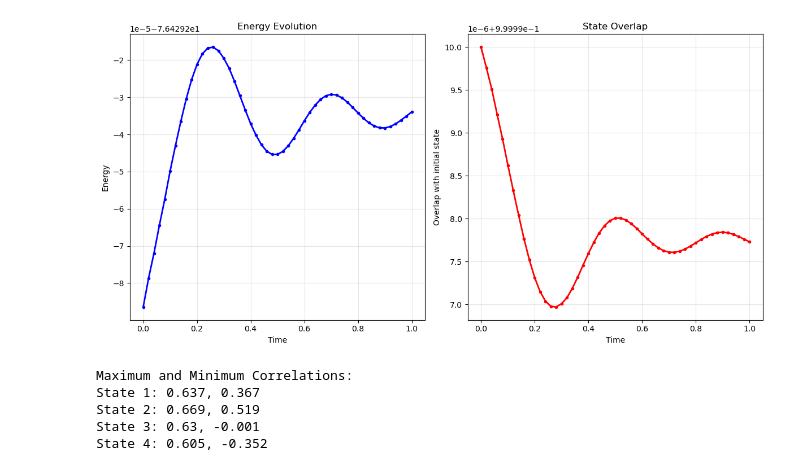
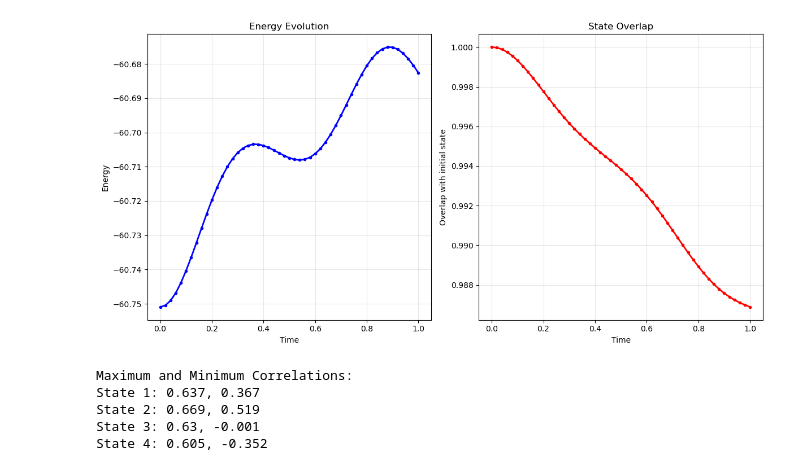
Before and after one commit to wholdhus/majorana_chain_dynamics, a Jupyter notebook: Majorana Chain Dynamics.ipynb, the cells around one changed output. Cells and saved outputs as stored; diff of their text form; code cells hidden in the pictures.

```diff
--- a/Majorana Chain Dynamics.ipynb
+++ b/Majorana Chain Dynamics.ipynb
@@ -13,16 +13,16 @@ global L = 30
 energy_offset = false
 
 # Coupling coefficients
-lambdaI = 1
-lambda3 = 1e-13
+global lambdaI = 1
+global lambda3 = 0.856
 
 # Observer to monitor convergence
-observer = DMRGObserver(; energy_tol=1e-8)
+observer = DMRGObserver(; energy_tol=1e-10)
 
 # Number of sweeps, bond dimensions, and cutoff for DMRG algorithm
 nsweeps = 20
-global maxdim = [10, 33, 66, 133]
-cutoff = 1e-8
+global maxdim = [10, 33, 66, 133, 200]
+cutoff = 1e-10
 
 let
     # Reset global variables
@@ -149,5 +149,5 @@ After sweep 9 energy=-76.4292865005591  maxlinkdim=28 maxerr=9.86E-09 time=0.073
 # %%
-# Time Evolution Under Ising Hamiltonian
+# Time Evolution Under Full Hamiltonian
 
 using LinearAlgebra
 
@@ -173,28 +173,72 @@ function build_trotter_gates(sites, tau)
     L = length(sites)
     gates = ITensor[]
 
-    # Forward sweep gates
+# Three-spin gates (H3) half-step
+    for j in 1:(L-2)
+        s1, s2, s3 = sites[j], sites[j+1], sites[j+2]
+        # Build term for Three-spin part of Hamiltonian
+        H3_term = op("X", s1) * op("Z", s2) * op("Z", s3) +
+                  op("Z", s1) * op("Z", s2) * op("X", s3)
+        # Scale and create gate
+        H3 = lambda3 * H3_term
+        push!(gates, exp(-im * tau/2 * H3))
+    end
+
+    # Periodic conditions
+    s1, s2, s3 = sites[L-1], sites[L], sites[1]
+    H3_term = op("X", s1) * op("Z", s2) * op("Z", s3) +
+              op("Z", s1) * op("Z", s2) * op("X", s3)
+    H3 = lambda3 * H3_term
+    push!(gates, exp(-im * tau/2 * H3))
+
+    s1, s2, s3 = sites[L], sites[1], sites[2]
+    H3_term = op("X", s1) * op("Z", s2) * op("Z", s3) +
+              op("Z", s1) * op("Z", s2) * op("X", s3)
+    H3 = lambda3 * H3_term
+    push!(gates, exp(-im * tau/2 * H3))
+
+# Two-site Ising gates (HI) full-step
     for j in 1:(L-1)
         s1, s2 = sites[j], sites[j+1]
+        # Build term for Ising part of Hamiltonian
+        HI_term = -op("X", s1) * op("Id", s2) -
+                   op("Z", s1) * op("Z", s2)
+        # Scale and create gate
+        HI = 2 * lambdaI * HI_term
+        push!(gates, exp(-im * tau * HI))
+    end
 
-        # Build term for Ising part of Hamiltonian HI
-        h_term = -op("X", s1) * op("Id", s2) -
-                  op("Z", s1) * op("Z", s2)
+    # Periodic conditions
+    s1, s2 = sites[L], sites[1]
+    HI_term = -op("X", s1) * op("Id", s2) -
+               op("Z", s1) * op("Z", s2)
+    HI = 2 * lambdaI * HI_term
+    push!(gates, exp(-im * tau * HI))
 
-        # Scale by lambdaI and create gate
-        h_scaled = 2 * lambdaI * h_term
-        G = exp(-im * tau/2 * h_scaled)
-        push!(gates, G)
+# Three-spin gates (H3) half-step reverse
+
+    # Periodic conditions
+    s1, s2, s3 = sites[L], sites[1], sites[2]
+    H3_term = op("X", s1) * op("Z", s2) * op("Z", s3) +
+              op("Z", s1) * op("Z", s2) * op("X", s3)
+    H3 = lambda3 * H3_term
+    push!(gates, exp(-im * tau/2 * H3))
+
+    s1, s2, s3 = sites[L-1], sites[L], sites[1]
+    H3_term = op("X", s1) * op("Z", s2) * op("Z", s3) +
+              op("Z", s1) * op("Z", s2) * op("X", s3)
+    H3 = lambda3 * H3_term
+    push!(gates, exp(-im * tau/2 * H3))
+
+    for j in (L-2):-1:1
+        s1, s2, s3 = sites[j], sites[j+1], sites[j+2]
+        # Build term for Three-spin part of Hamiltonian
+        H3_term = op("X", s1) * op("Z", s2) * op("Z", s3) +
+                  op("Z", s1) * op("Z", s2) * op("X", s3)
+        # Scale and create gate
+        H3 = lambda3 * H3_term
+        push!(gates, exp(-im * tau/2 * H3))
     end
-    s1, s2 = sites[L], sites[1]
-    h_term = -op("X", s1) * op("Id", s2) -
-              op("Z", s1) * op("Z", s2)
-    h_scaled = 2 * lambdaI * h_term
-    G = exp(-im * tau/2 * h_scaled)
-    push!(gates, G)
-
-    # Backward sweep (gates in reverse order)
-    append!(gates, reverse(gates))
 
     return gates
 end
@@ -269,4 +313,4 @@ Change in energy: 5.2e-5
-[figure, old version]
+[figure, new version]
 # %%
 # Z-Z Correlations
 
```
Also changed, not shown: parts of 2 cells of this notebook.
